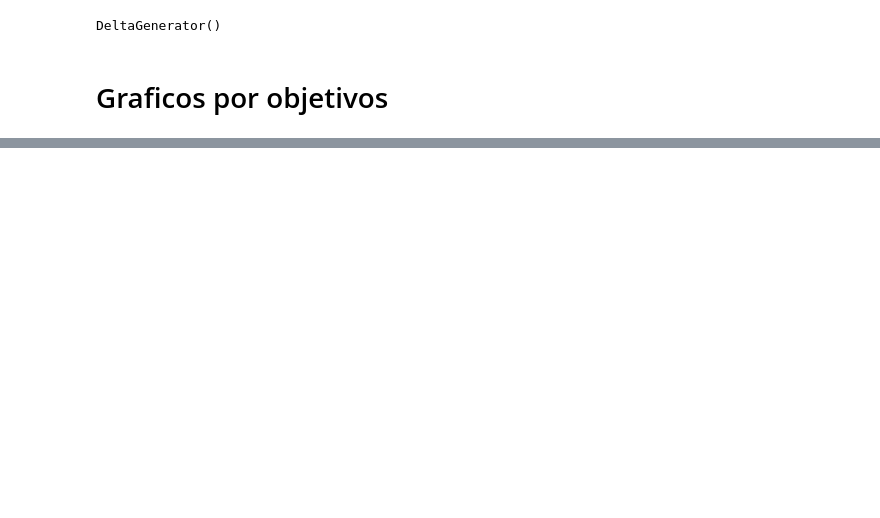
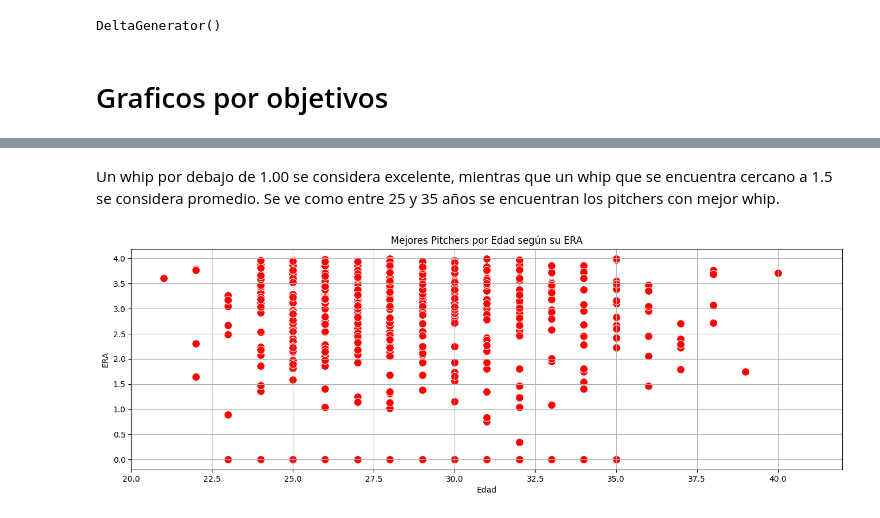
Before and after one commit to alvarogoncalves04/Trabajo-final--Alvaro-Goncalves-Yonelvis-Gonzales, a Jupyter notebook: test.ipynb, the cells around one changed output, grey strips where cells are left out. Drawn from its saved outputs; the diff is of its cells as text; code cells hidden in the pictures; blank space fills up the shorter version.

```diff
--- a/test.ipynb
+++ b/test.ipynb
@@ -285,0 +296,18 @@ DeltaGenerator()
+# %% [markdown]
+Un whip por debajo de 1.00 se considera excelente, mientras que un whip que se encuentra cercano a 1.5 se considera promedio.  Se ve como entre 25 y 35 años se encuentran los pitchers con mejor whip.
+# %%
+#Objetivo 2: Rango de mejores pitchers por edad según su ERA
+df_fig3 = df[(df['Age'] > 20) & (df['ERA'] < 4.00)]
+# Crear gráfico de dispersión
+plt.figure(figsize=(16, 5))
+sns.scatterplot(data=df_fig3, x='Age', y='ERA', color='red', s=100)
+# Títulos y etiquetas
+plt.title('Mejores Pitchers por Edad según su ERA')
+plt.xlabel('Edad')
+plt.ylabel('ERA')
+plt.grid(True)
+plt.xlim(20, 42)
+# Mostrar
+plt.show()
+# %% [output]
+[figure, added]
```
Also changed, not shown: parts of 12 cells of this notebook.
